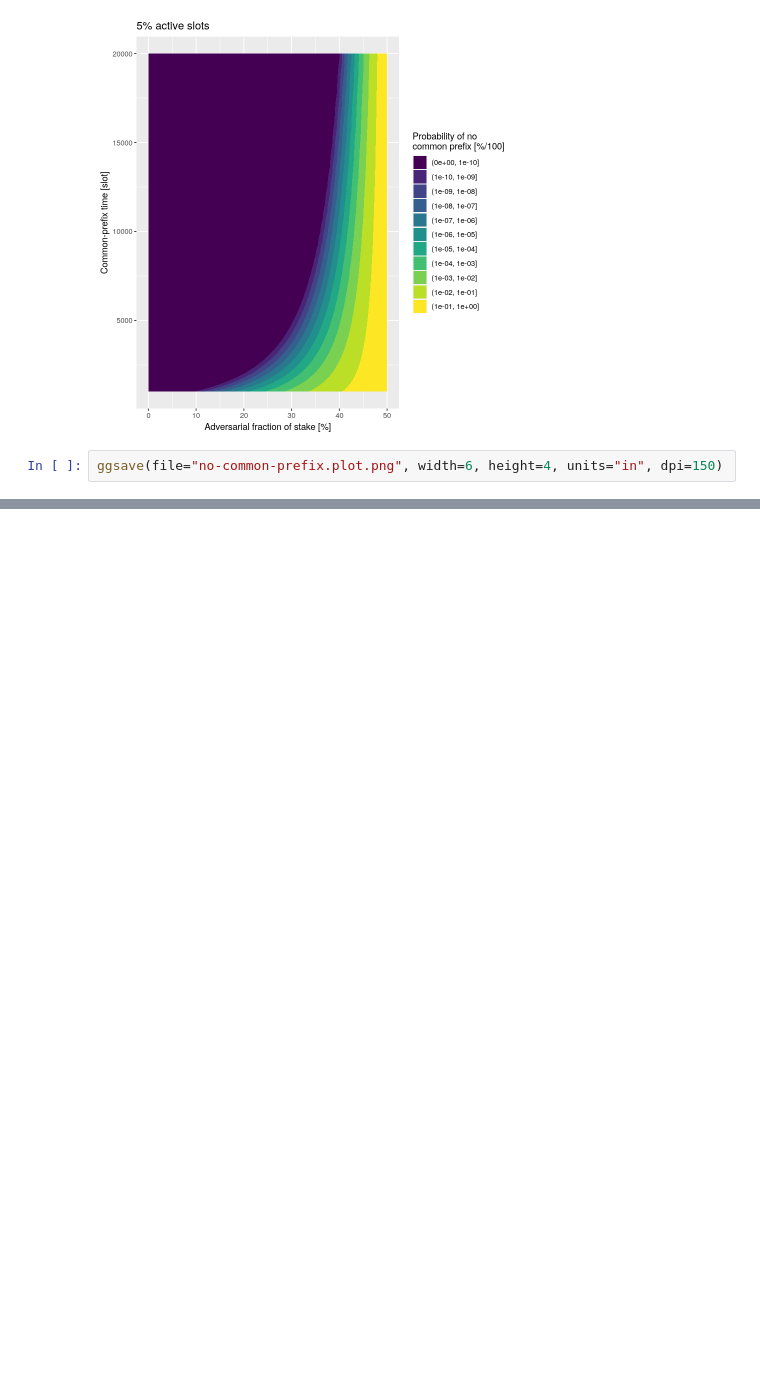
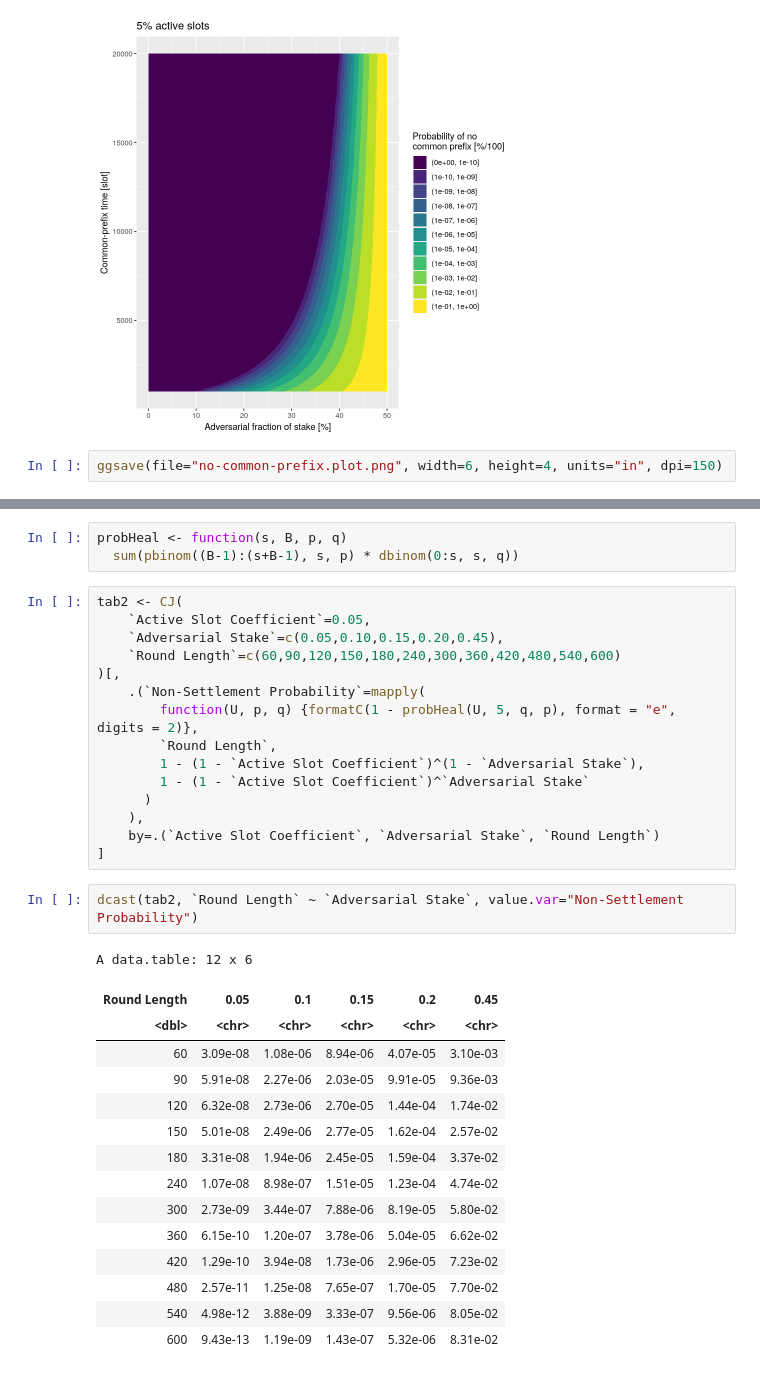
Before and after one commit to input-output-hk/peras-design, a Jupyter notebook: analytics/analytics-for-tech-rept-2.ipynb, the cells around one changed output, grey strips where cells are left out. Drawn from its saved outputs; the diff is of its cells as text; blank space fills up the shorter version.

```diff
--- a/analytics/analytics-for-tech-rept-2.ipynb
+++ b/analytics/analytics-for-tech-rept-2.ipynb
@@ -390,0 +337,36 @@ prob(2000, 0.49)
+# %%
+probHeal <- function(s, B, p, q)
+  sum(pbinom((B-1):(s+B-1), s, p) * dbinom(0:s, s, q))
+# %%
+tab2 <- CJ(
+    `Active Slot Coefficient`=0.05,
+    `Adversarial Stake`=c(0.05,0.10,0.15,0.20,0.45),
+    `Round Length`=c(60,90,120,150,180,240,300,360,420,480,540,600)
+)[,
+    .(`Non-Settlement Probability`=mapply(
+        function(U, p, q) {formatC(1 - probHeal(U, 5, q, p), format = "e", digits = 2)},
+        `Round Length`,
+        1 - (1 - `Active Slot Coefficient`)^(1 - `Adversarial Stake`),
+        1 - (1 - `Active Slot Coefficient`)^`Adversarial Stake`
+      )
+    ),
+    by=.(`Active Slot Coefficient`, `Adversarial Stake`, `Round Length`)
+]
+# %%
+dcast(tab2, `Round Length` ~ `Adversarial Stake`, value.var="Non-Settlement Probability")
+# %% [output]
+A data.table: 12 x 6
+| Round Length | 0.05 | 0.1 | 0.15 | 0.2 | 0.45 |
+| <dbl> | <chr> | <chr> | <chr> | <chr> | <chr> |
+| 60 | 3.09e-08 | 1.08e-06 | 8.94e-06 | 4.07e-05 | 3.10e-03 |
+| 90 | 5.91e-08 | 2.27e-06 | 2.03e-05 | 9.91e-05 | 9.36e-03 |
+| 120 | 6.32e-08 | 2.73e-06 | 2.70e-05 | 1.44e-04 | 1.74e-02 |
+| 150 | 5.01e-08 | 2.49e-06 | 2.77e-05 | 1.62e-04 | 2.57e-02 |
+| 180 | 3.31e-08 | 1.94e-06 | 2.45e-05 | 1.59e-04 | 3.37e-02 |
+| 240 | 1.07e-08 | 8.98e-07 | 1.51e-05 | 1.23e-04 | 4.74e-02 |
+| 300 | 2.73e-09 | 3.44e-07 | 7.88e-06 | 8.19e-05 | 5.80e-02 |
+| 360 | 6.15e-10 | 1.20e-07 | 3.78e-06 | 5.04e-05 | 6.62e-02 |
+| 420 | 1.29e-10 | 3.94e-08 | 1.73e-06 | 2.96e-05 | 7.23e-02 |
+| 480 | 2.57e-11 | 1.25e-08 | 7.65e-07 | 1.70e-05 | 7.70e-02 |
+| 540 | 4.98e-12 | 3.88e-09 | 3.33e-07 | 9.56e-06 | 8.05e-02 |
+| 600 | 9.43e-13 | 1.19e-09 | 1.43e-07 | 5.32e-06 | 8.31e-02 |
```
Also changed, not shown: parts of 58 cells of this notebook, 3 other files.
